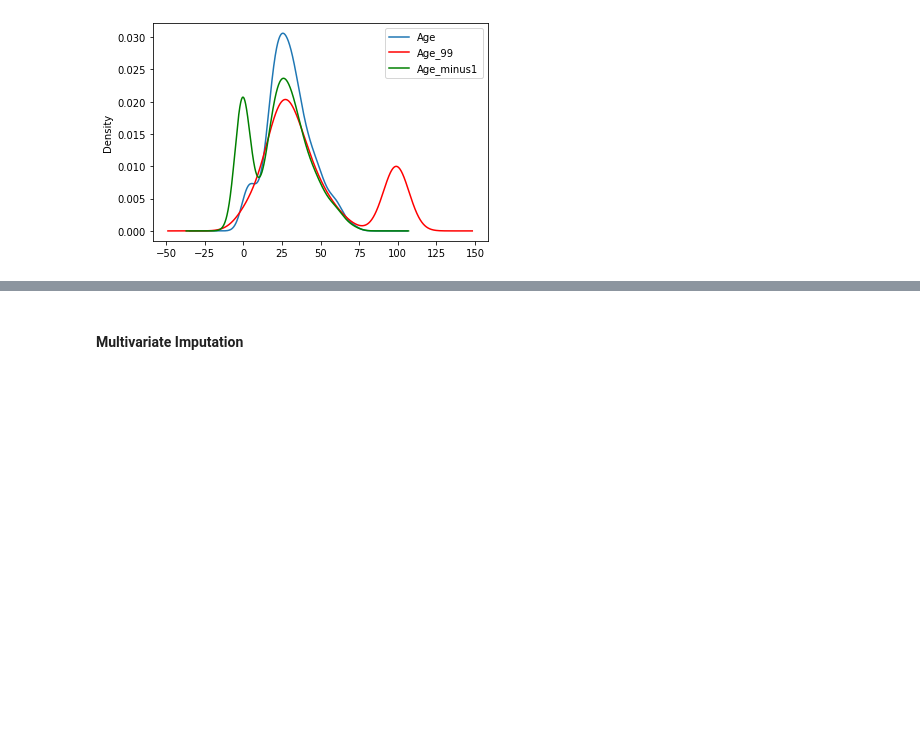
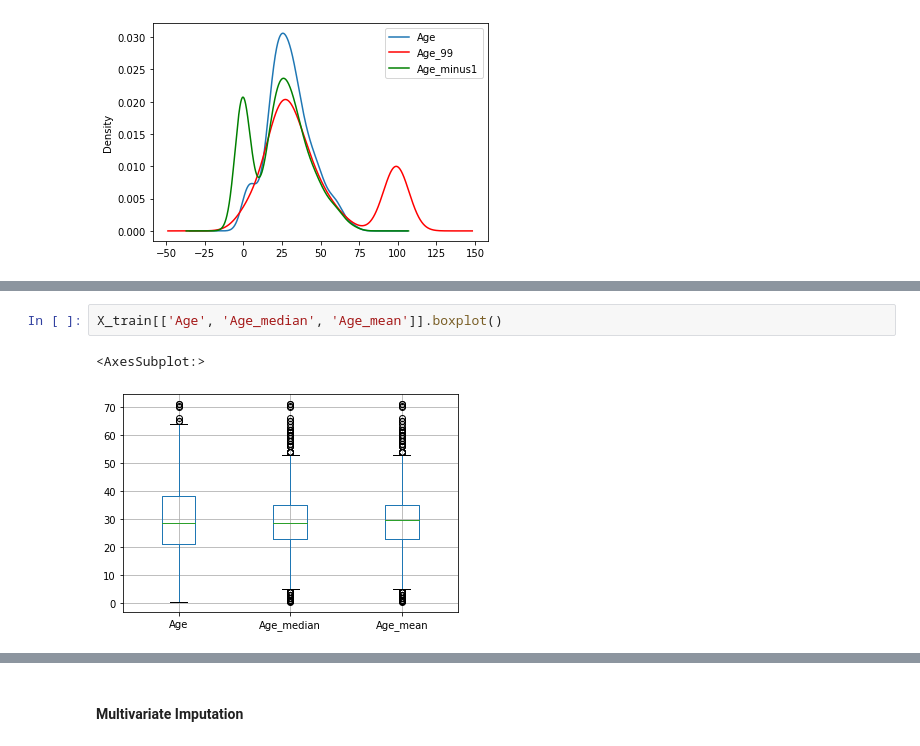
Before and after one commit to biyazejaan/ML_a_to_z, a Jupyter notebook: ML_a_to_z.ipynb, the cells around one changed output, grey strips where cells are left out. Drawn from its saved outputs; the diff is of its cells as text; blank space fills up the shorter version.

```diff
--- a/ML_a_to_z.ipynb
+++ b/ML_a_to_z.ipynb
@@ -1329,0 +1580,5 @@ ax.legend(lines, labels, loc='best')
+# %%
+X_train[['Age', 'Age_median', 'Age_mean']].boxplot()
+# %% [output]
+<AxesSubplot:>
+[figure, added]
```
Also changed, not shown: parts of 50 cells of this notebook, 1 other file.
